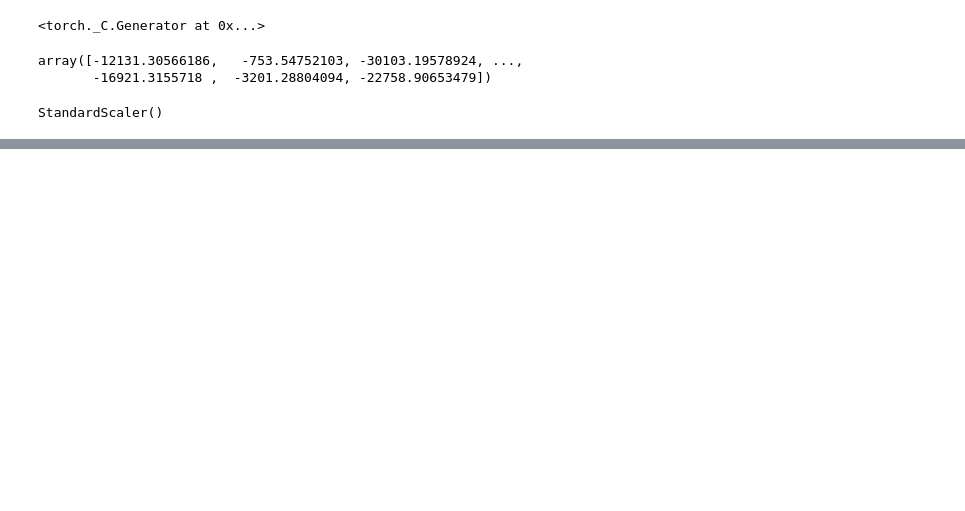
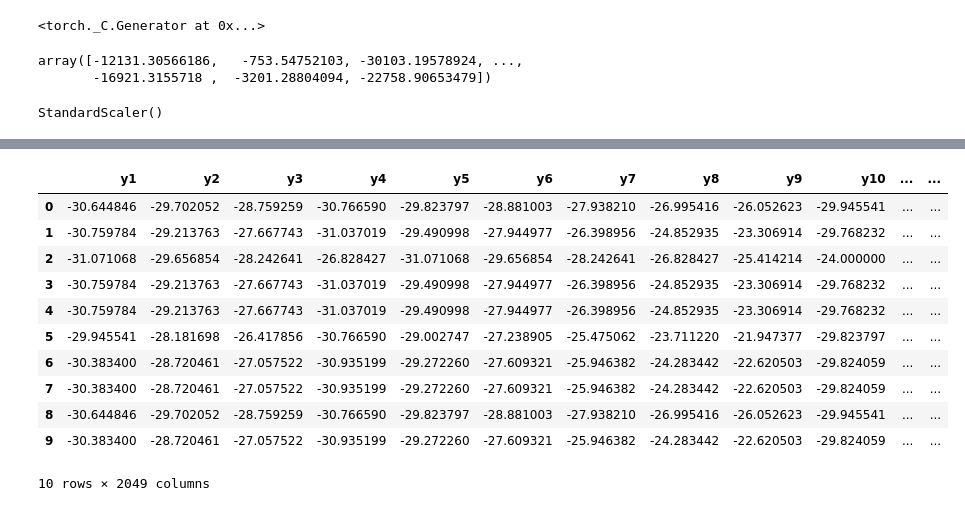
Before and after one commit to david5010/antenna_arrays, a Jupyter notebook: playground.ipynb, the cells around one changed output, grey strips where cells are left out. Saved outputs shown, nothing was run; the diff lists cells and outputs as text; code cells hidden in the pictures; blank space fills up the shorter version.

```diff
--- a/playground.ipynb
+++ b/playground.ipynb
@@ -75,7 +147,7 @@ def gradient_wrt_input(model, ants, lr, noise_std, iters):
         with torch.no_grad():
             last = ants.clone()
             noise = torch.rand_like(ants) * noise_std
-            candidate = ants - (lr * ants.grad * (ants != 0).float())
+            ants -= (lr * ants.grad * (ants != 0).float())
             if calculate_min_distance(ants) < 0.5:
                 continue
         ants.grad.zero_()
@@ -182,0 +225,7 @@ array([ 0.        ,  0.        ,  0.        , ...,  0.        ,
+# %%
+small, large = np.load('data/large/scaled_cost/YZ_Large_30_Cost_Scaled.npz')['data'], np.load('data/large/scaled_cost/YZ_Large_70_Cost_Scaled.npz')['data']
+# %%
+stacked = np.vstack((small, large))
+# %%
+indices = np.argsort(stacked[:, -1])
+best_10 = stacked[indices[:10]]
@@ -182,0 +248,17 @@ array([ 0.        ,  0.        ,  0.        , ...,  0.        ,
+# %%
+columns = [f'y{i + 1}' for i in range(1024)] + [f'z{i + 1}' for i in range(1024)] + ['True Cost']
+top_10_arrays = pd.DataFrame(best_10, columns=columns)
+top_10_arrays
+# %% [output]
+|  | y1 | y2 | y3 | y4 | y5 | y6 | y7 | y8 | y9 | y10 | ... | ... |
+| 0 | -30.644846 | -29.702052 | -28.759259 | -30.766590 | -29.823797 | -28.881003 | -27.938210 | -26.995416 | -26.052623 | -29.945541 | ... | ... |
+| 1 | -30.759784 | -29.213763 | -27.667743 | -31.037019 | -29.490998 | -27.944977 | -26.398956 | -24.852935 | -23.306914 | -29.768232 | ... | ... |
+| 2 | -31.071068 | -29.656854 | -28.242641 | -26.828427 | -31.071068 | -29.656854 | -28.242641 | -26.828427 | -25.414214 | -24.000000 | ... | ... |
+| 3 | -30.759784 | -29.213763 | -27.667743 | -31.037019 | -29.490998 | -27.944977 | -26.398956 | -24.852935 | -23.306914 | -29.768232 | ... | ... |
+| 4 | -30.759784 | -29.213763 | -27.667743 | -31.037019 | -29.490998 | -27.944977 | -26.398956 | -24.852935 | -23.306914 | -29.768232 | ... | ... |
+| 5 | -29.945541 | -28.181698 | -26.417856 | -30.766590 | -29.002747 | -27.238905 | -25.475062 | -23.711220 | -21.947377 | -29.823797 | ... | ... |
+| 6 | -30.383400 | -28.720461 | -27.057522 | -30.935199 | -29.272260 | -27.609321 | -25.946382 | -24.283442 | -22.620503 | -29.824059 | ... | ... |
+| 7 | -30.383400 | -28.720461 | -27.057522 | -30.935199 | -29.272260 | -27.609321 | -25.946382 | -24.283442 | -22.620503 | -29.824059 | ... | ... |
+| 8 | -30.644846 | -29.702052 | -28.759259 | -30.766590 | -29.823797 | -28.881003 | -27.938210 | -26.995416 | -26.052623 | -29.945541 | ... | ... |
+| 9 | -30.383400 | -28.720461 | -27.057522 | -30.935199 | -29.272260 | -27.609321 | -25.946382 | -24.283442 | -22.620503 | -29.824059 | ... | ... |
+10 rows × 2049 columns
```
Also changed, not shown: parts of 16 cells of this notebook.
